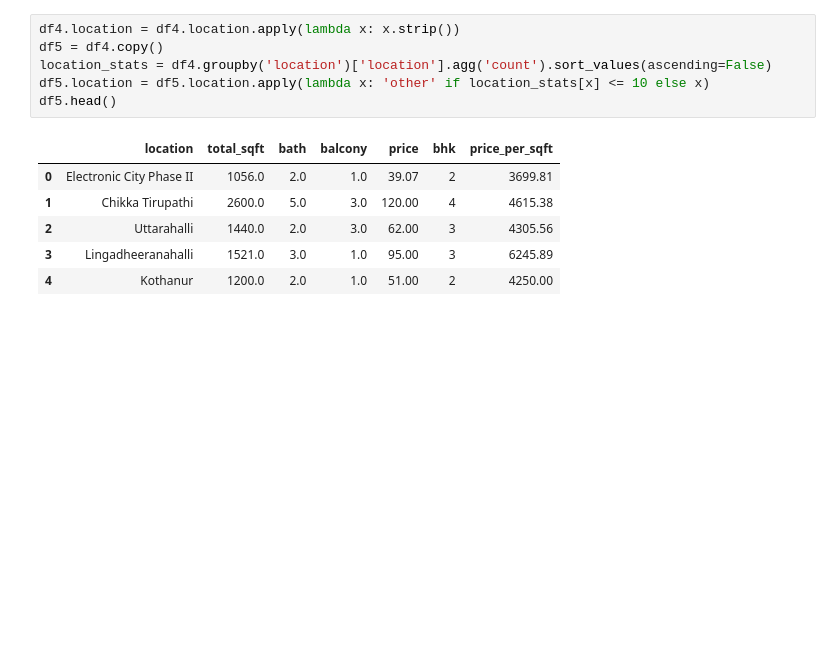
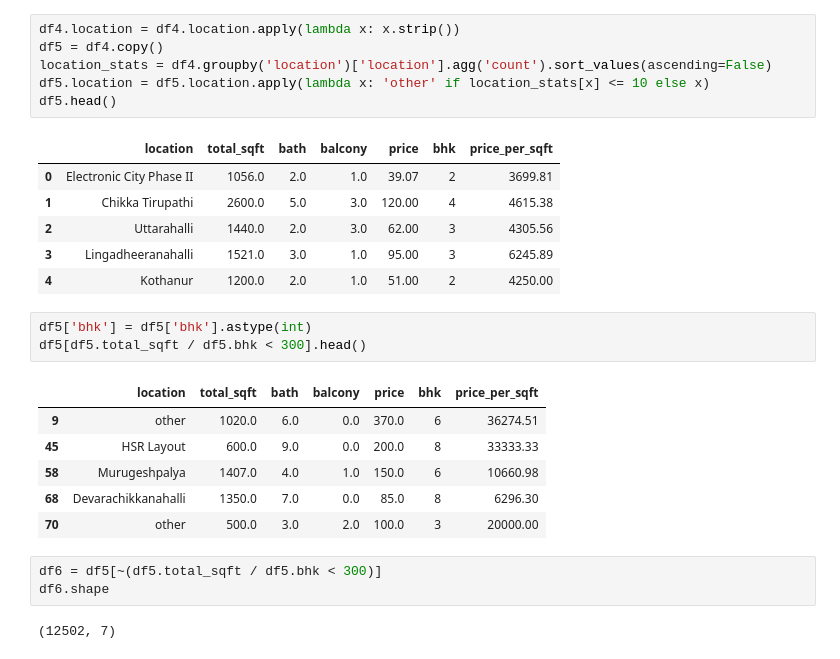
Before and after one commit to gauravooo/Bengaluru_house_price_prediction, a Jupyter notebook: main.ipynb, the cells around one changed output. Saved outputs shown, nothing was run; the diff lists cells and outputs as text; blank space fills up the shorter version.

```diff
--- a/main.ipynb
+++ b/main.ipynb
@@ -175,3 +175,18 @@ df5.head()
 | 2 | Uttarahalli | 1440.0 | 2.0 | 3.0 | 62.00 | 3 | 4305.56 |
 | 3 | Lingadheeranahalli | 1521.0 | 3.0 | 1.0 | 95.00 | 3 | 6245.89 |
 | 4 | Kothanur | 1200.0 | 2.0 | 1.0 | 51.00 | 2 | 4250.00 |
+# %%
+df5['bhk'] = df5['bhk'].astype(int)
+df5[df5.total_sqft / df5.bhk < 300].head()
+# %% [output]
+|  | location | total_sqft | bath | balcony | price | bhk | price_per_sqft |
+| 9 | other | 1020.0 | 6.0 | 0.0 | 370.0 | 6 | 36274.51 |
+| 45 | HSR Layout | 600.0 | 9.0 | 0.0 | 200.0 | 8 | 33333.33 |
+| 58 | Murugeshpalya | 1407.0 | 4.0 | 1.0 | 150.0 | 6 | 10660.98 |
+| 68 | Devarachikkanahalli | 1350.0 | 7.0 | 0.0 | 85.0 | 8 | 6296.30 |
+| 70 | other | 500.0 | 3.0 | 2.0 | 100.0 | 3 | 20000.00 |
+# %%
+df6 = df5[~(df5.total_sqft / df5.bhk < 300)]
+df6.shape
+# %% [output]
+(12502, 7)
```
Also changed, not shown: parts of 5 cells of this notebook.
